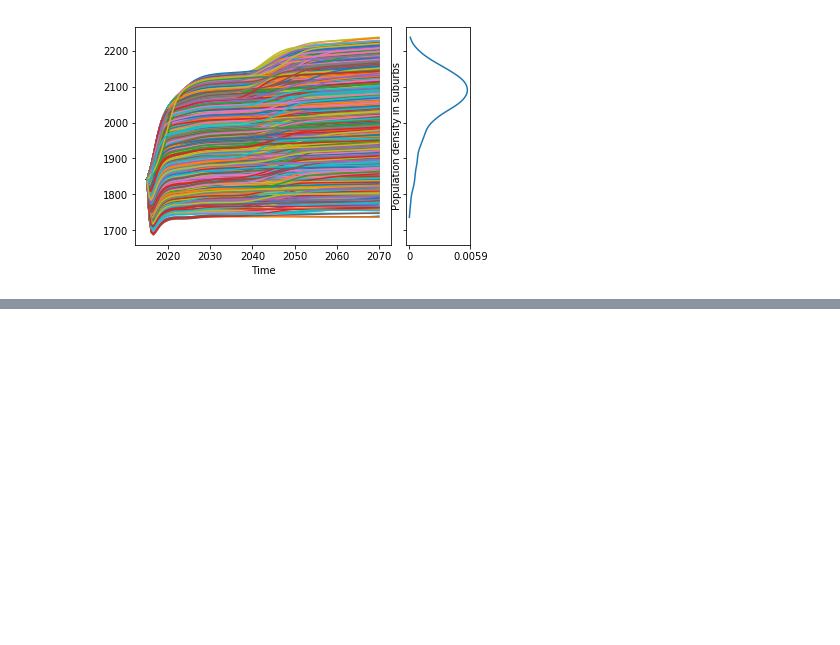
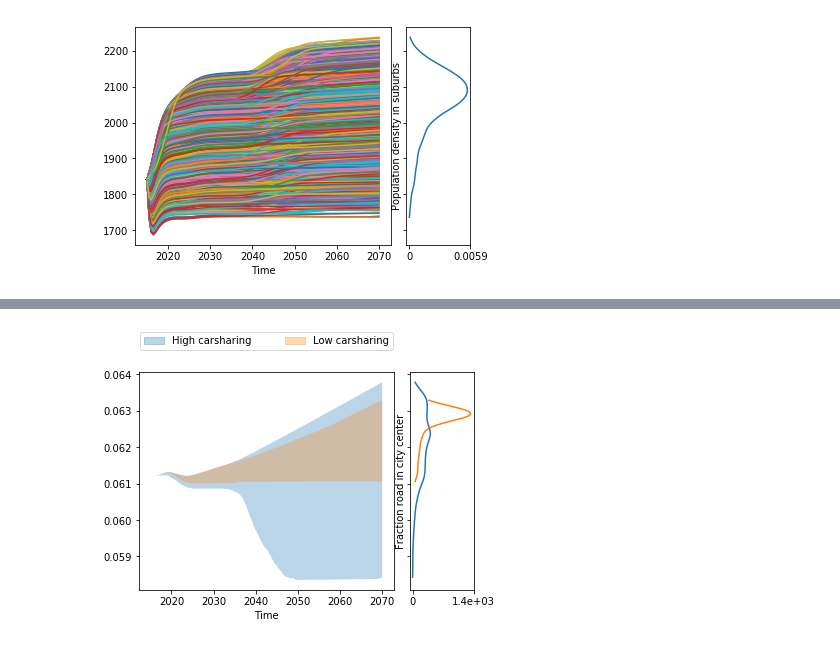
Before and after one commit to martijnlegene/Thesis, a Jupyter notebook: Prim tests and graphs.ipynb, the cells around one changed output, grey strips where cells are left out. Cells and saved outputs as stored; diff of their text form; code cells hidden in the pictures; blank space fills up the shorter version.

```diff
--- a/Prim tests met grouping specifiers.ipynb
+++ b/Prim tests and graphs.ipynb
@@ -630,3 +530,19 @@ plt.show()
+# %%
+#use for plotting of several steps in uncertainties, group by = value of time in private AV, carsharing rate
+#faseplot, specify group_by and grouping_specifiers
+data = results
+envelopes(data, 'Fraction road per district type[City center]',
+          group_by='Carsharing rate', grouping_specifiers=grouping_specifiers_sav, titles=False,
+       legend=True, density=KDE, ylabels=None, fill=True, )
+plt.ylabel('Fraction road in city center')
+
+
+fig = plt.draw()
+#plt.savefig(r'figs/grouping/vot_Fractionroad cc.png', bbox_inches='tight')
+
+plt.show()
+# %% [output]
+[figure, added]
 # %%
 #use for plotting of several steps in uncertainties, group by = value of time in private AV, carsharing rate
 #faseplot, specify group_by and grouping_specifiers
```
Also changed, not shown: parts of 29 cells of this notebook.
